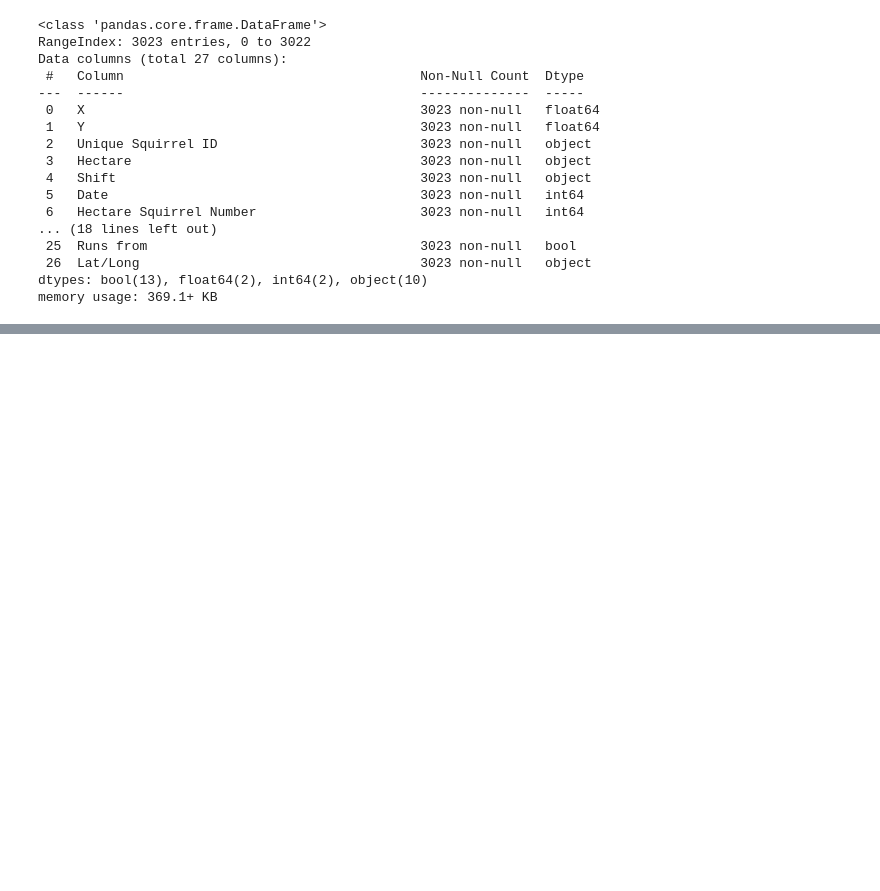
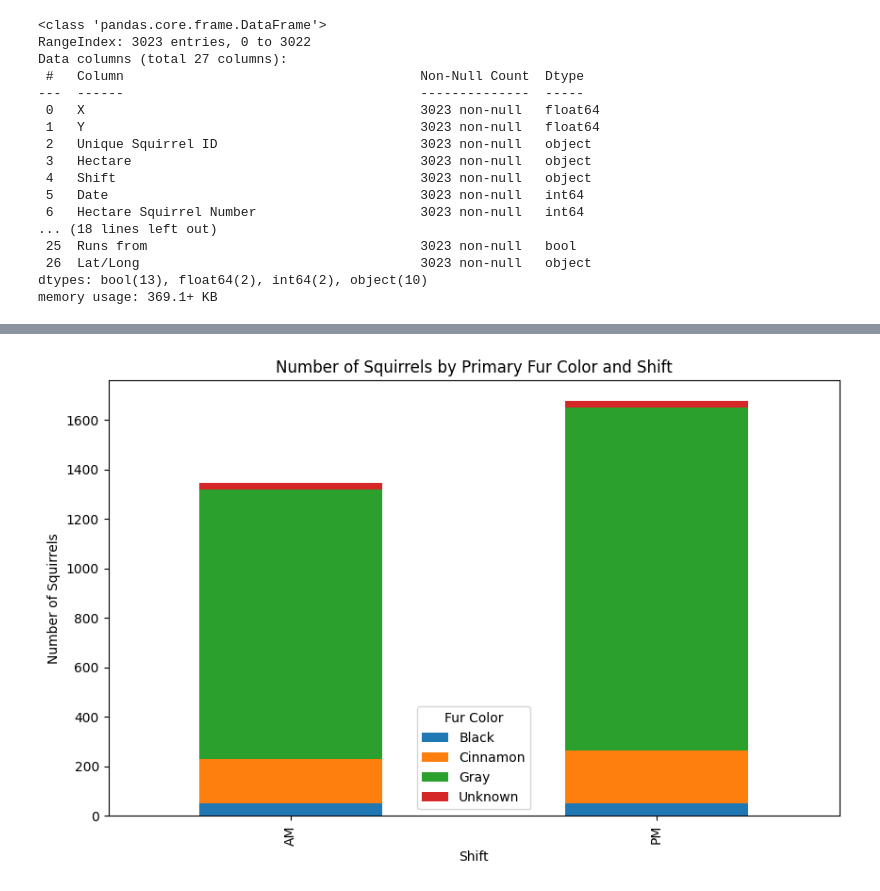
Before and after one commit to remi3333/DSPR_Research_Wildlife, a Jupyter notebook: WildlifeResearch.ipynb, the cells around one changed output, grey strips where cells are left out. Cells and saved outputs as stored; diff of their text form; code cells hidden in the pictures; blank space fills up the shorter version.

```diff
--- a/WildlifeResearch.ipynb
+++ b/WildlifeResearch.ipynb
@@ -204,0 +220,11 @@ memory usage: 369.1+ KB
+# %%
+#Based on time which "spieces"/ fur type was active
+furtype_by_time = squirrel_df.groupby('Shift')['Primary Fur Color'].value_counts().unstack().fillna(0)
+furtype_by_time.plot(kind= 'bar', stacked=True, figsize=(10, 6))
+plt.xlabel('Shift')
+plt.ylabel('Number of Squirrels')
+plt.title('Number of Squirrels by Primary Fur Color and Shift')
+plt.legend(title='Fur Color')
+plt.show()
+# %% [output]
+[figure, added]
```
Also changed, not shown: parts of 14 cells of this notebook.
